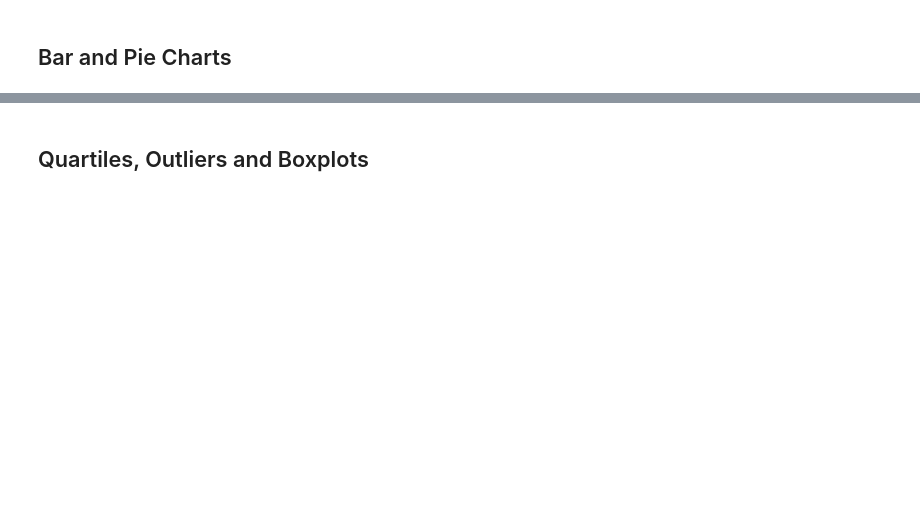
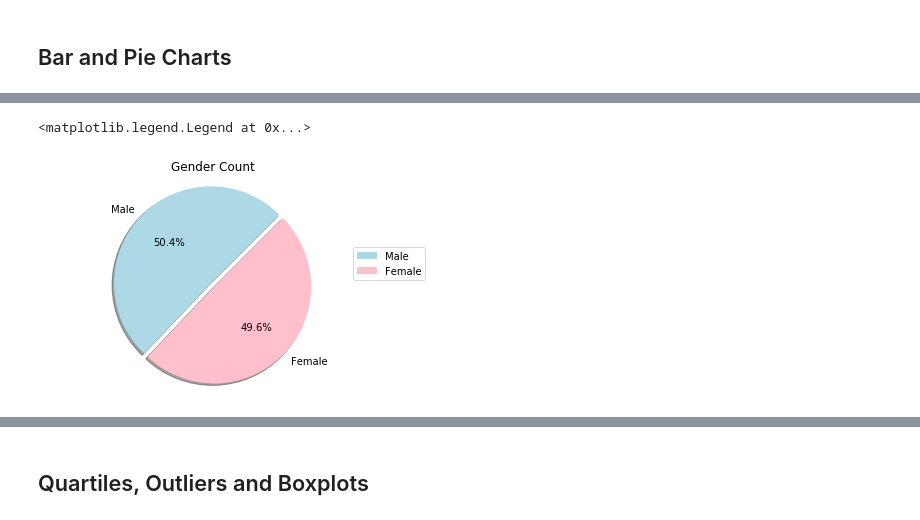
Before and after one commit to rahilanath/matplotlib-challenge, a Jupyter notebook: Pymaceuticals/pymaceuticals_starter.ipynb, the cells around one changed output, grey strips where cells are left out. Drawn from its saved outputs; the diff is of its cells as text; code cells hidden in the pictures; blank space fills up the shorter version.

```diff
--- a/Pymaceuticals/pymaceuticals_starter.ipynb
+++ b/Pymaceuticals/pymaceuticals_starter.ipynb
@@ -65,0 +168,21 @@ mouse_metadata.describe
+# %%
+# Generate a pie plot showing the distribution of female versus male mice using pandas
+mice_sex = clean_data['Sex'].unique()
+male_mice = clean_data.loc[clean_data['Sex'] == 'Male'].nunique()
+female_mice = clean_data.loc[clean_data['Sex'] == 'Female'].nunique()
+
+mice_sex_df = pd.DataFrame({'Gender Count': [male_mice['Mouse ID'], female_mice['Mouse ID']]},
+                             index=mice_sex)
+
+colors = ['lightblue', 'pink']
+explode = (0.05,0)
+
+mice_pie_df = mice_sex_df.plot.pie(y='Gender Count', explode=explode, colors=colors,
+                                   autopct="%1.1f%%", startangle=45, shadow=True, label='')
+
+plt.title('Gender Count')
+plt.axis('equal')
+plt.legend(loc='lower right',bbox_to_anchor=(1.15,0.5))
+# %% [output]
+<matplotlib.legend.Legend at 0x...>
+[figure, added]
```
Also changed, not shown: parts of 25 cells of this notebook, 2 other files.
